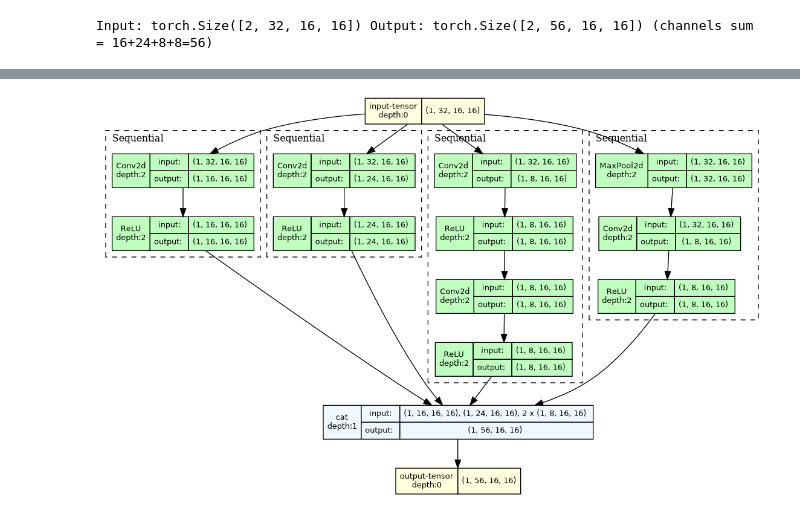
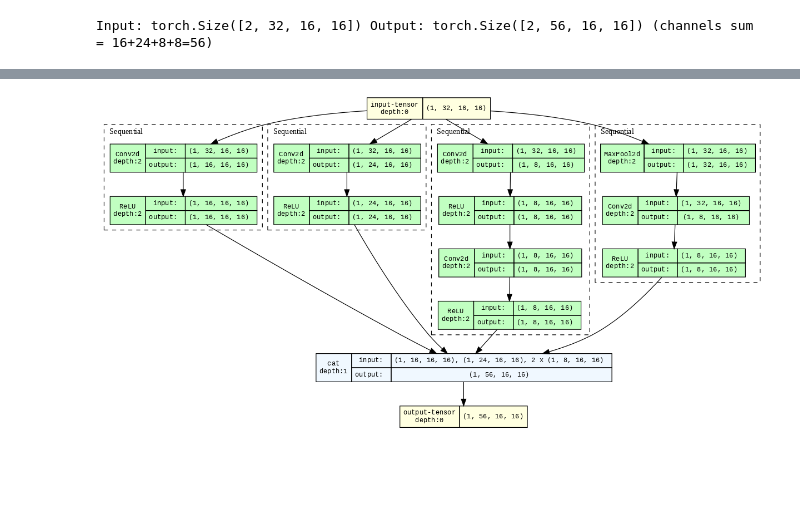
Before and after one commit to Mike030668/cv_course_muiv, a Jupyter notebook: seminars/module03/cifar_train.ipynb, the cells around one changed output, grey strips where cells are left out. Cells and saved outputs as stored; diff of their text form; code cells hidden in the pictures; blank space fills up the shorter version.

Commit message:
seminat modul 4

```diff
--- a/seminars/module03/cifar_train.ipynb
+++ b/seminars/module03/cifar_train.ipynb
@@ -626,6 +643,6 @@ graph = draw_graph(
     graph_dir=".",
 )
 # %%
-Image.open("/root/projects/study_projects/MUIV/cv_course/seminars/module03/inception_block.png")
+Image.open("/content/inception_block.png")
 # %% [output]
-[figure, old version]
+[figure, new version]
```
Also changed, not shown: parts of 10 cells of this notebook, 8 other files.
